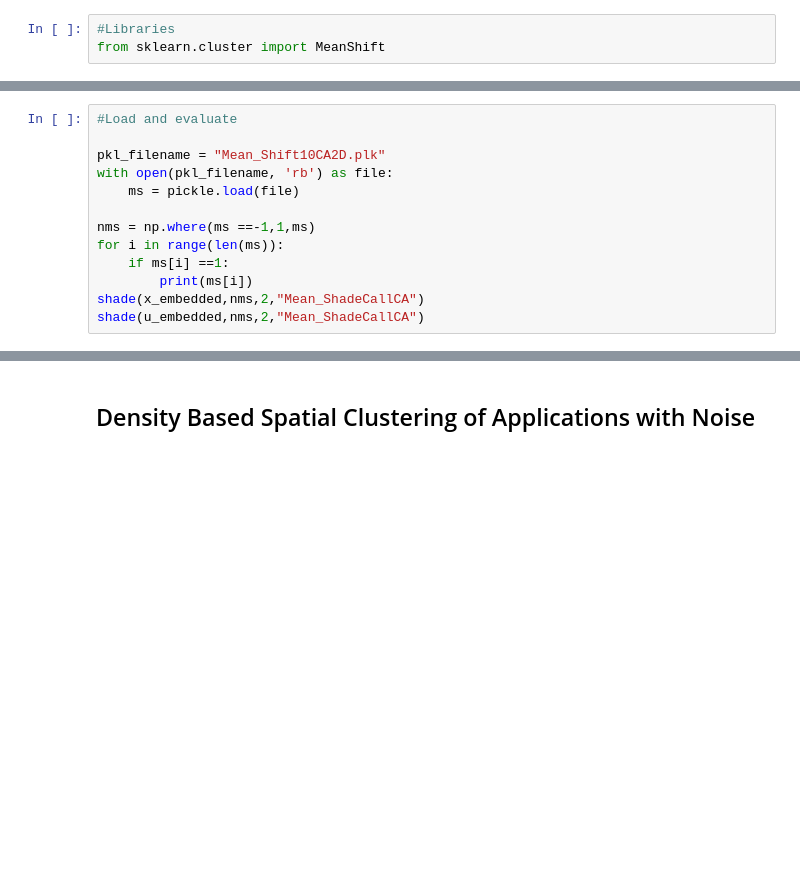
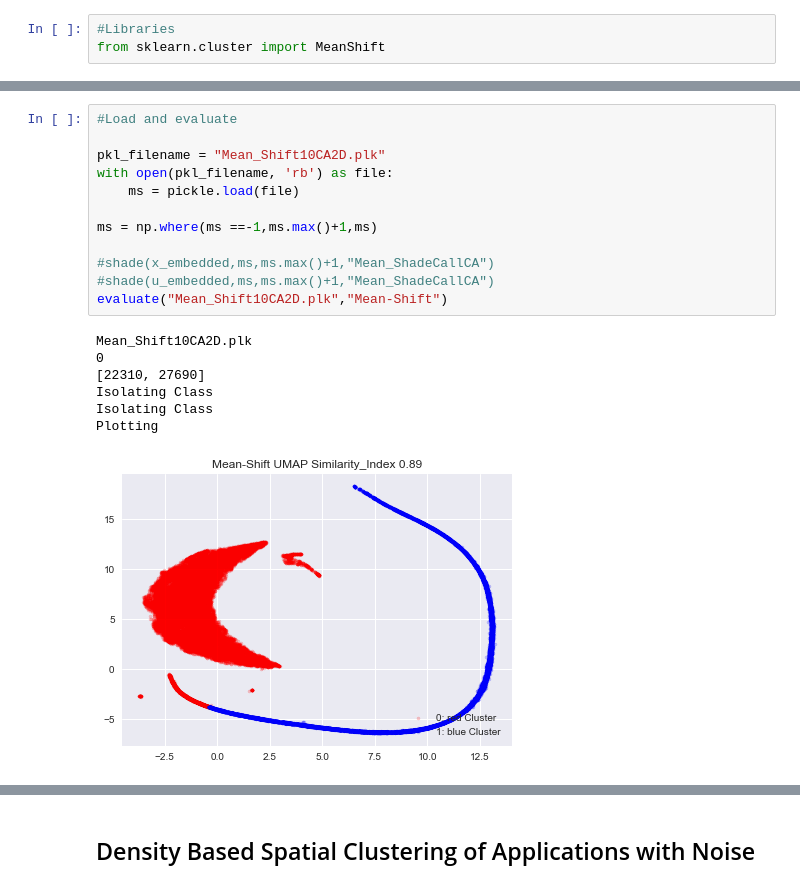
Before and after one commit to Koketsoc137/Clustering-on-simulation-data, a Jupyter notebook: Clustering.ipynb, the cells around one changed output, grey strips where cells are left out. Cells and saved outputs as stored; diff of their text form; blank space fills up the shorter version.

```diff
--- a/Clustering.ipynb
+++ b/Clustering.ipynb
@@ -218,13 +218,20 @@ NameError: name 'save' is not defined
 # %%
 #Load and evaluate
 
 pkl_filename = "Mean_Shift10CA2D.plk"
 with open(pkl_filename, 'rb') as file:
     ms = pickle.load(file)
 
-nms = np.where(ms ==-1,1,ms)
-for i in range(len(ms)):
-    if ms[i] ==1:
-        print(ms[i])
-shade(x_embedded,nms,2,"Mean_ShadeCallCA")
-shade(u_embedded,nms,2,"Mean_ShadeCallCA")
+ms = np.where(ms ==-1,ms.max()+1,ms)
+
+#shade(x_embedded,ms,ms.max()+1,"Mean_ShadeCallCA")
+#shade(u_embedded,ms,ms.max()+1,"Mean_ShadeCallCA")
+evaluate("Mean_Shift10CA2D.plk","Mean-Shift")
+# %% [output]
+Mean_Shift10CA2D.plk
+0
+[22310, 27690]
+Isolating Class
+Isolating Class
+Plotting
+[figure, added]
```
Also changed, not shown: parts of 17 cells of this notebook.
